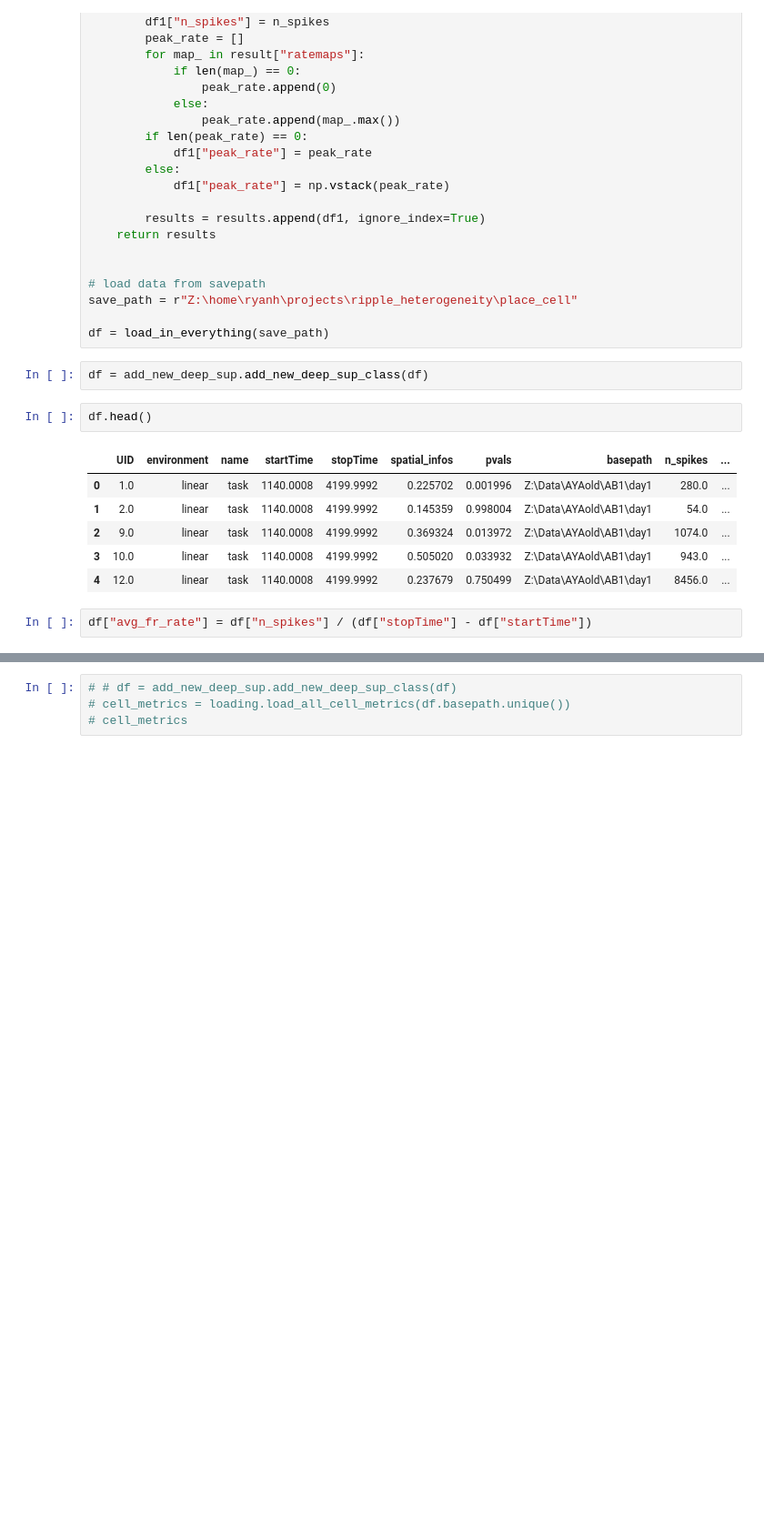
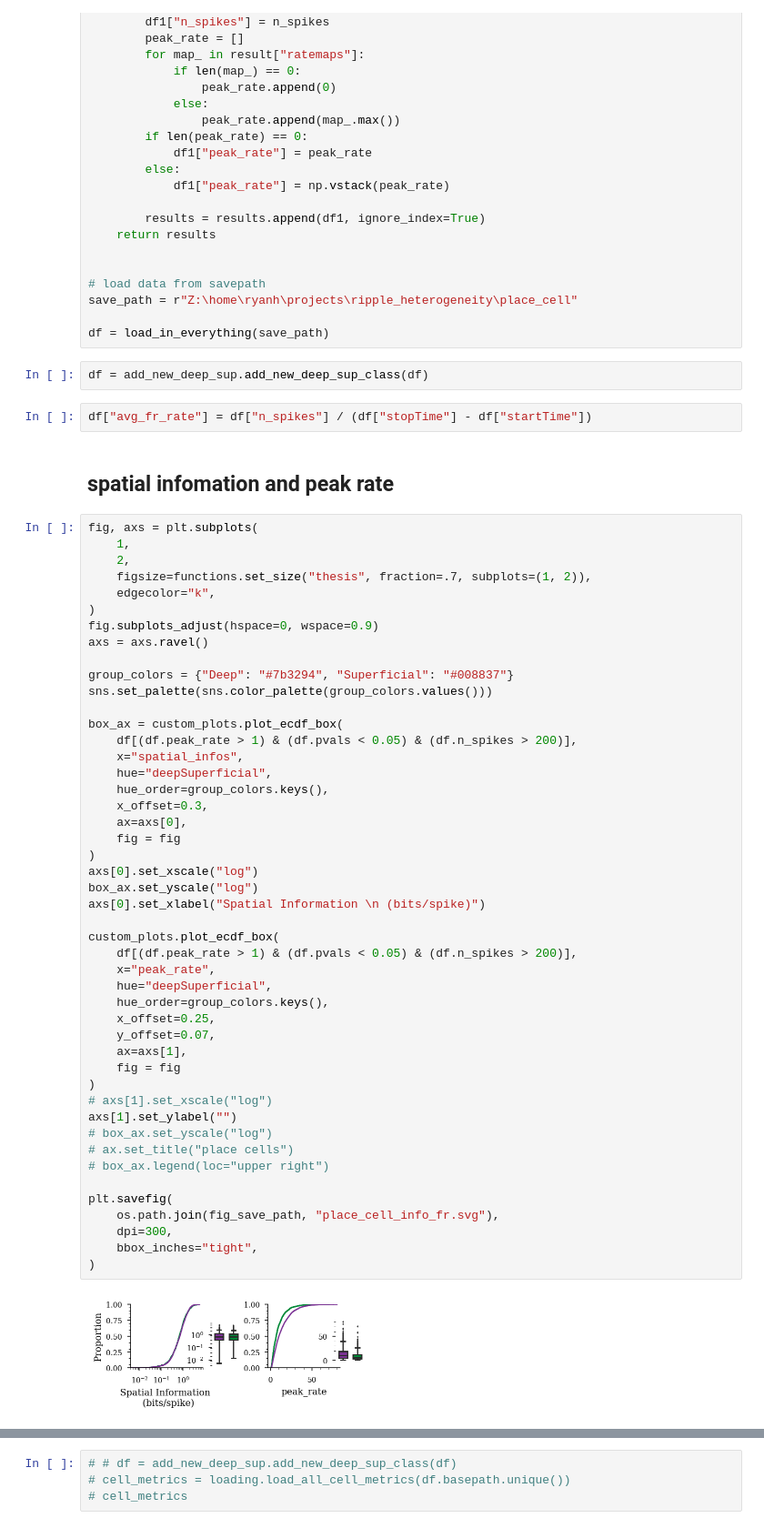
Before and after one commit to ryanharvey1/ripple_heterogeneity, a Jupyter notebook: scripts/place_cells/place_cells.ipynb, the cells around one changed output, grey strips where cells are left out. Shown at 91% size. Drawn from its saved outputs; the diff is of its cells as text; blank space fills up the shorter version.

```diff
--- a/scripts/place_cells/place_cells.ipynb
+++ b/scripts/place_cells/place_cells.ipynb
@@ -116,14 +157,56 @@ save_path = r"Z:\home\ryanh\projects\ripple_heterogeneity\place_cell"
 df = load_in_everything(save_path)
 # %%
 df = add_new_deep_sup.add_new_deep_sup_class(df)
-# %%
-df.head()
-# %% [output]
-|  | UID | environment | name | startTime | stopTime | spatial_infos | pvals | basepath | n_spikes | ... |
-| 0 | 1.0 | linear | task | 1140.0008 | 4199.9992 | 0.225702 | 0.001996 | Z:\Data\AYAold\AB1\day1 | 280.0 | ... |
-| 1 | 2.0 | linear | task | 1140.0008 | 4199.9992 | 0.145359 | 0.998004 | Z:\Data\AYAold\AB1\day1 | 54.0 | ... |
-| 2 | 9.0 | linear | task | 1140.0008 | 4199.9992 | 0.369324 | 0.013972 | Z:\Data\AYAold\AB1\day1 | 1074.0 | ... |
-| 3 | 10.0 | linear | task | 1140.0008 | 4199.9992 | 0.505020 | 0.033932 | Z:\Data\AYAold\AB1\day1 | 943.0 | ... |
-| 4 | 12.0 | linear | task | 1140.0008 | 4199.9992 | 0.237679 | 0.750499 | Z:\Data\AYAold\AB1\day1 | 8456.0 | ... |
 # %%
 df["avg_fr_rate"] = df["n_spikes"] / (df["stopTime"] - df["startTime"])
+# %% [markdown]
+## spatial infomation and peak rate
+# %%
+fig, axs = plt.subplots(
+    1,
+    2,
+    figsize=functions.set_size("thesis", fraction=.7, subplots=(1, 2)),
+    edgecolor="k",
+)
+fig.subplots_adjust(hspace=0, wspace=0.9)
+axs = axs.ravel()
+
+group_colors = {"Deep": "#7b3294", "Superficial": "#008837"}
+sns.set_palette(sns.color_palette(group_colors.values()))
+
+box_ax = custom_plots.plot_ecdf_box(
+    df[(df.peak_rate > 1) & (df.pvals < 0.05) & (df.n_spikes > 200)],
+    x="spatial_infos",
+    hue="deepSuperficial",
+    hue_order=group_colors.keys(),
+    x_offset=0.3,
+    ax=axs[0],
+    fig = fig
+)
+axs[0].set_xscale("log")
+box_ax.set_yscale("log")
+axs[0].set_xlabel("Spatial Information \n (bits/spike)")
+
+custom_plots.plot_ecdf_box(
+    df[(df.peak_rate > 1) & (df.pvals < 0.05) & (df.n_spikes > 200)],
+    x="peak_rate",
+    hue="deepSuperficial",
+    hue_order=group_colors.keys(),
+    x_offset=0.25,
+    y_offset=0.07,
+    ax=axs[1],
+    fig = fig
+)
+# axs[1].set_xscale("log")
+axs[1].set_ylabel("")
+# box_ax.set_yscale("log")
+# ax.set_title("place cells")
+# box_ax.legend(loc="upper right")
+
+plt.savefig(
+    os.path.join(fig_save_path, "place_cell_info_fr.svg"),
+    dpi=300,
+    bbox_inches="tight",
+)
+# %% [output]
+[figure, added]
```
Also changed, not shown: parts of 23 cells of this notebook.
